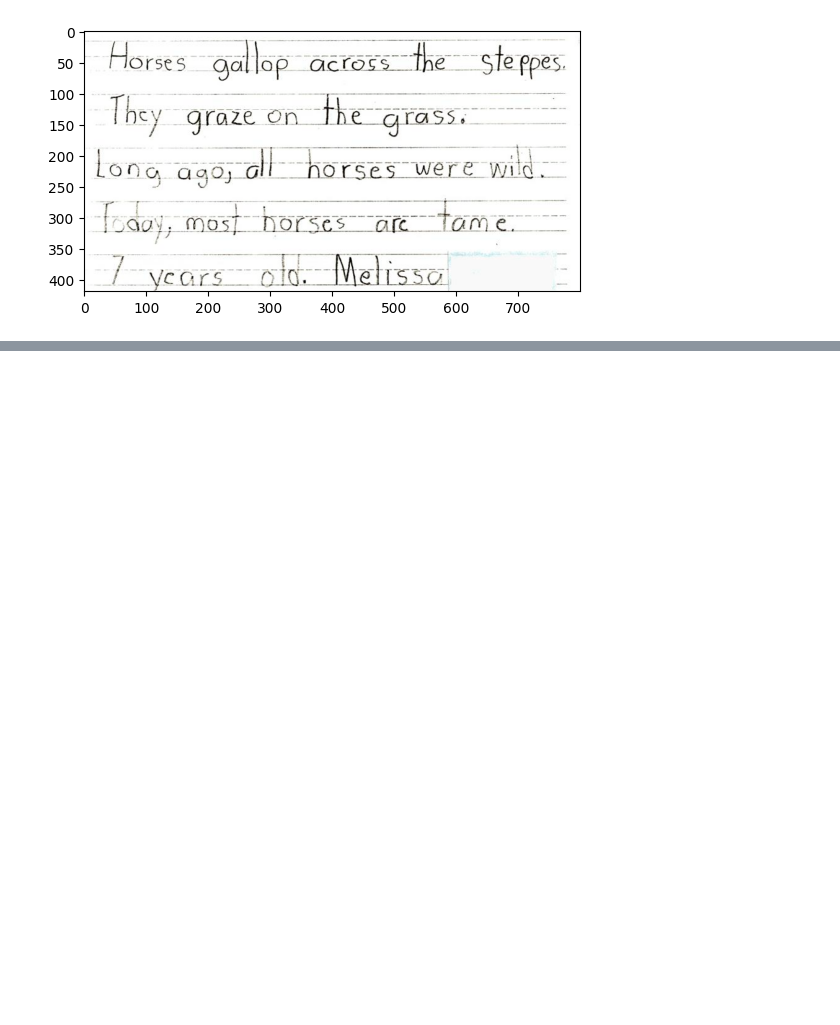
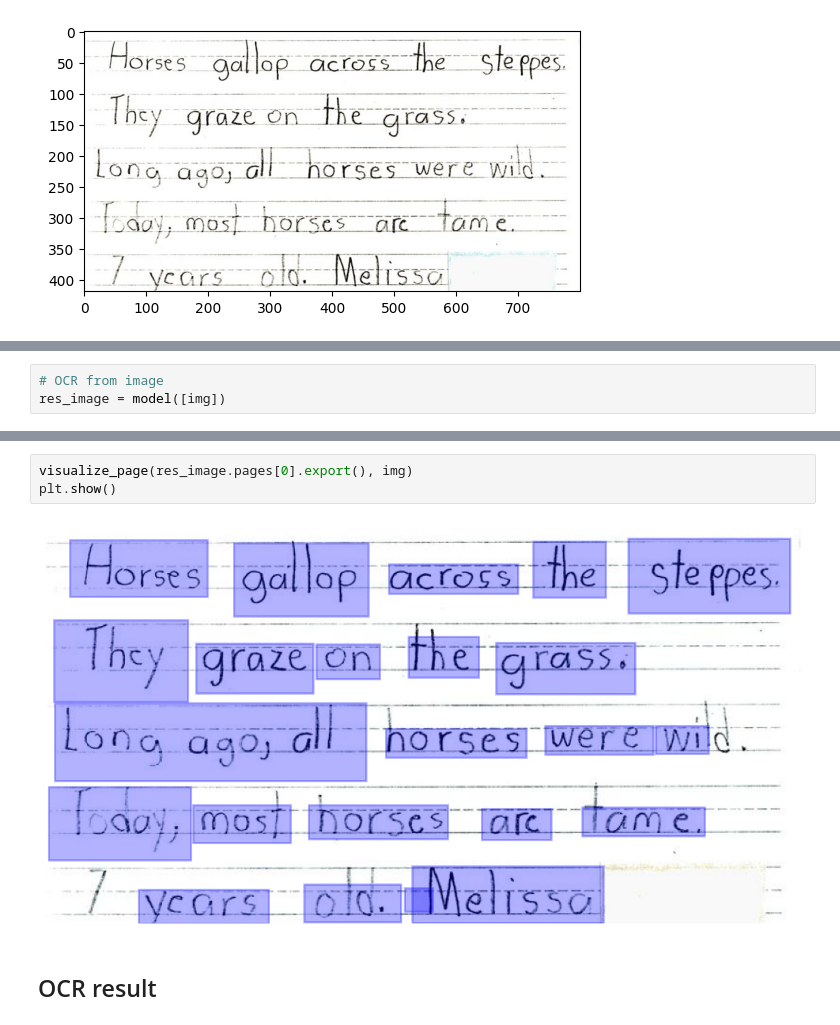
Before and after one commit to Hugloss/CookbookPyCode, a Jupyter notebook: image_processing/img_03_orc_doctr.ipynb, the cells around one changed output, grey strips where cells are left out. Saved outputs shown, nothing was run; the diff lists cells and outputs as text; blank space fills up the shorter version.

```diff
--- a/image_processing/img_03_orc_doctr.ipynb
+++ b/image_processing/img_03_orc_doctr.ipynb
@@ -32,0 +32,3 @@ doc = DocumentFile.from_images(img_path)
+# %%
+# OCR from image
+res_image = model([img])
@@ -33 +42,8 @@ doc = DocumentFile.from_images(img_path)
+# %%
+visualize_page(res_image.pages[0].export(), img)
+plt.show()
+# %% [output]
+[figure, added]
+# %% [markdown]
+## OCR result
 # %%
```
Also changed, not shown: parts of 17 cells of this notebook.
